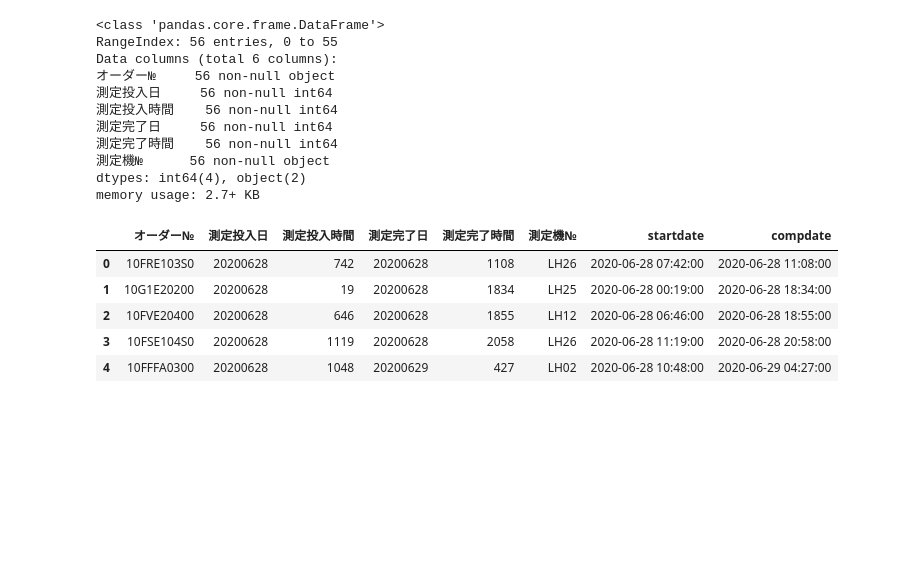
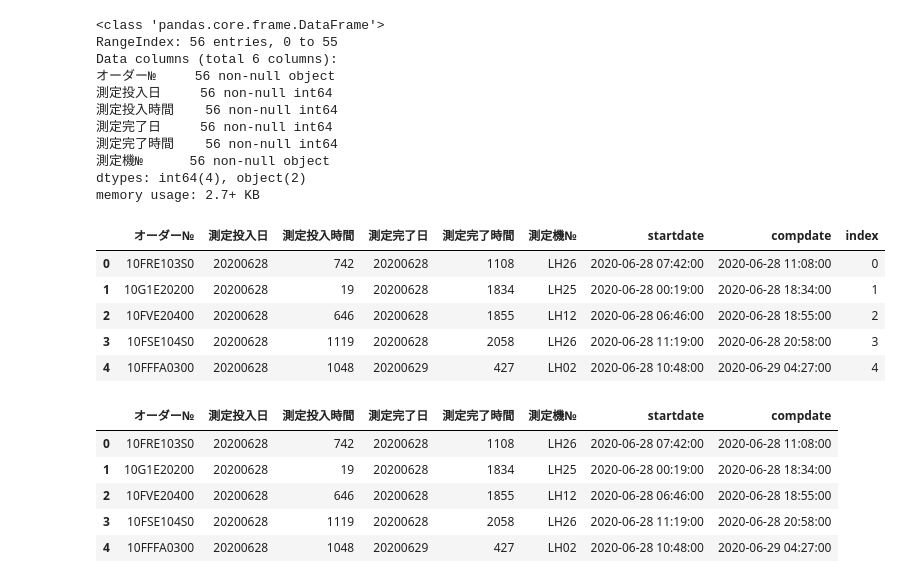
Before and after one commit to sekoatlightson/django_sqlalchemy, a Jupyter notebook: pandas_sampl/operating_rate.ipynb, the cells around one changed output. Cells and saved outputs as stored; diff of their text form; code cells hidden in the pictures; blank space fills up the shorter version.

```diff
--- a/pandas_sampl/operating_rate.ipynb
+++ b/pandas_sampl/operating_rate.ipynb
@@ -37,6 +37,16 @@ Data columns (total 6 columns):
 測定機№      56 non-null object
 dtypes: int64(4), object(2)
 memory usage: 2.7+ KB
+# %%
+df['index'] = df.index
+df.head()
+# %% [output]
+|  | オーダー№ | 測定投入日 | 測定投入時間 | 測定完了日 | 測定完了時間 | 測定機№ | startdate | compdate | index |
+| 0 | 10FRE103S0 | 20200628 | 742 | 20200628 | 1108 | LH26 | 2020-06-28 07:42:00 | 2020-06-28 11:08:00 | 0 |
+| 1 | 10G1E20200 | 20200628 | 19 | 20200628 | 1834 | LH25 | 2020-06-28 00:19:00 | 2020-06-28 18:34:00 | 1 |
+| 2 | 10FVE20400 | 20200628 | 646 | 20200628 | 1855 | LH12 | 2020-06-28 06:46:00 | 2020-06-28 18:55:00 | 2 |
+| 3 | 10FSE104S0 | 20200628 | 1119 | 20200628 | 2058 | LH26 | 2020-06-28 11:19:00 | 2020-06-28 20:58:00 | 3 |
+| 4 | 10FFFA0300 | 20200628 | 1048 | 20200629 | 427 | LH02 | 2020-06-28 10:48:00 | 2020-06-29 04:27:00 | 4 |
 # %%
 def get_startdate(row):
     """
```
Also changed, not shown: parts of 3 cells of this notebook, 3 other files.
